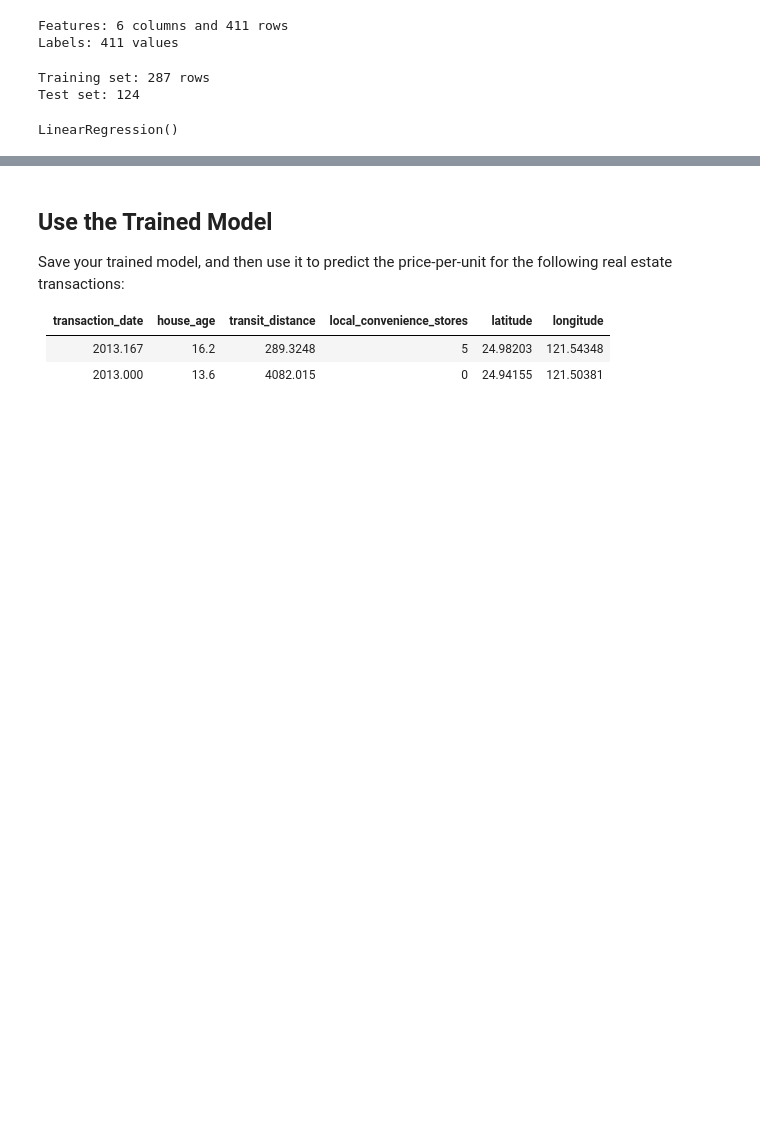
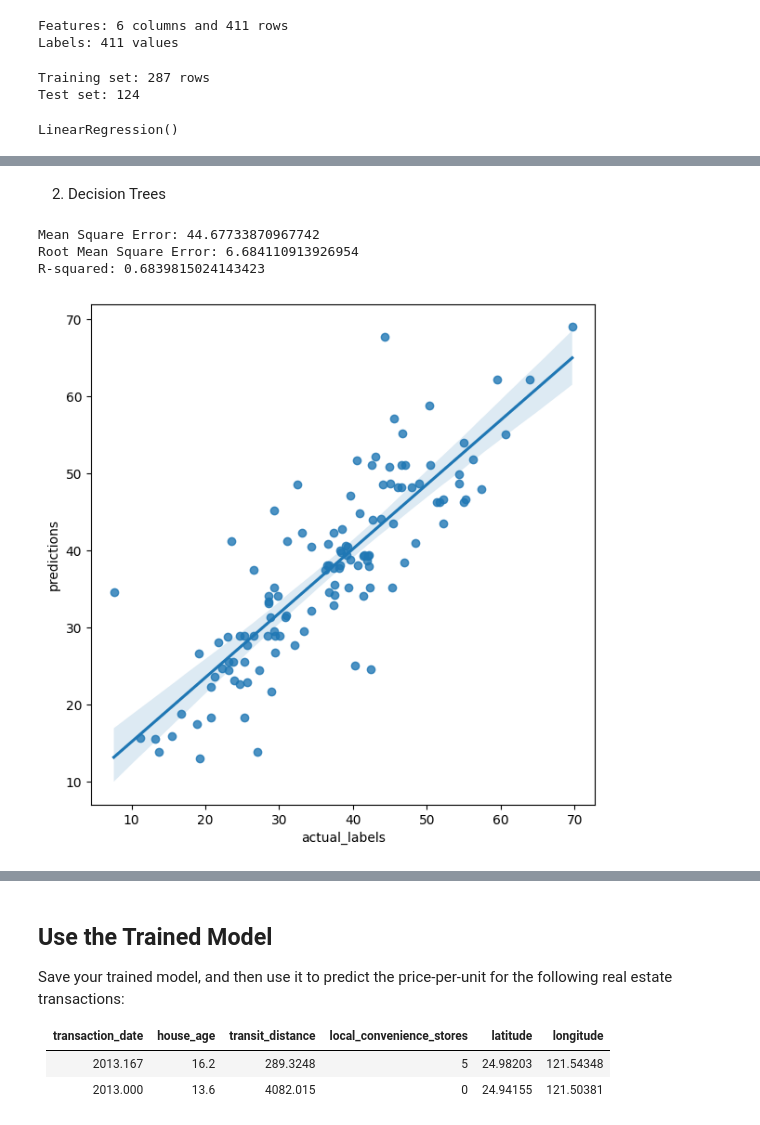
Before and after one commit to Berezovikov-A/ms_ml_challenges, a Jupyter notebook: 02 - Real Estate Regression Challenge.ipynb, the cells around one changed output, grey strips where cells are left out. Saved outputs shown, nothing was run; the diff lists cells and outputs as text; code cells hidden in the pictures; blank space fills up the shorter version.

```diff
--- a/02 - Real Estate Regression Challenge.ipynb
+++ b/02 - Real Estate Regression Challenge.ipynb
@@ -189,0 +222,13 @@ R-squared: 0.6174631335623586
+# %% [markdown]
+2. Decision Trees
+# %%
+from sklearn.tree import DecisionTreeRegressor
+
+model = DecisionTreeRegressor().fit(X_train, y_train)
+predictions = model.predict(X_test)
+evaluate_model(predictions, y_test)
+# %% [output]
+Mean Square Error: 44.67733870967742
+Root Mean Square Error: 6.684110913926954
+R-squared: 0.6839815024143423
+[figure, added]
```
Also changed, not shown: parts of 15 cells of this notebook.
